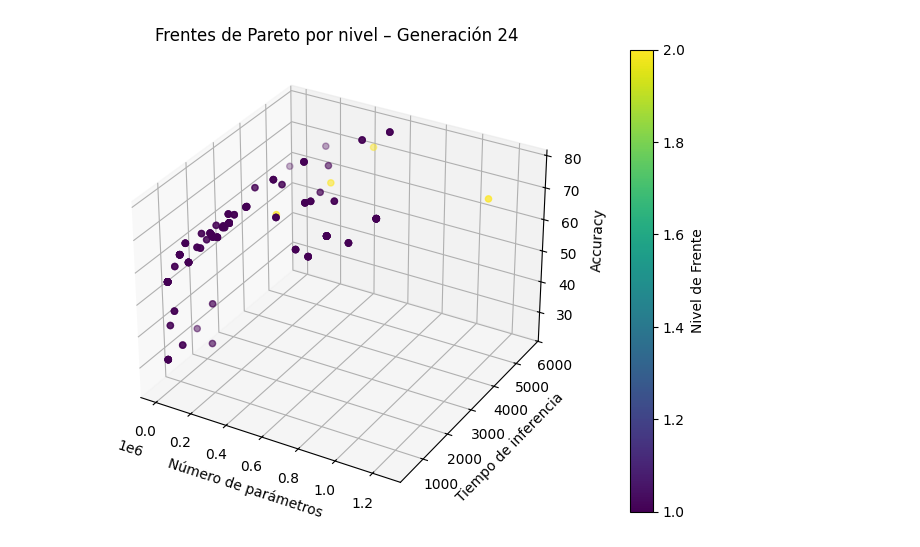
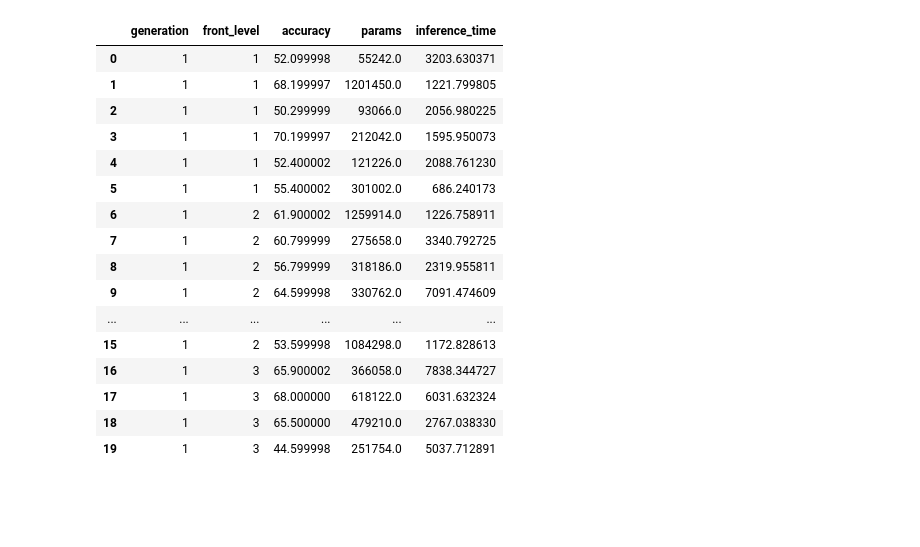
Before and after one commit to DiegoPaezA/MoQ-NAS, a Jupyter notebook: preview_mo.ipynb, the cells around one changed output. Saved outputs shown, nothing was run; the diff lists cells and outputs as text; code cells hidden in the pictures; blank space fills up the shorter version.

```diff
--- a/preview_mo.ipynb
+++ b/preview_mo.ipynb
@@ -21,7 +17,7 @@ def load_pareto_history(filepath="pareto_history.pkl"):
         history = pickle.load(f)
     return history
 # %%
-def pareto_history_to_df_for_gen(filepath="pareto_history.pkl", generation=0):
+def pareto_history_to_df(filepath="pareto_history.pkl", generation=0):
     """
     Converts Pareto fronts history for a given generation into a DataFrame
     with columns: generation, front_level, accuracy, params, inference_time.
@@ -85,6 +108,22 @@ def visualize_generation(filepath="pareto_history.pkl", generation=0,
 # %%
 history = load_pareto_history("experiment_cifar10_nsga/exp1_repeat_1/pareto_history.pkl")
+df = pareto_history_to_df("experiment_cifar10_nsga/exp1_repeat_1/pareto_history.pkl", generation=1)
+df
+# %% [output]
+|  | generation | front_level | accuracy | params | inference_time |
+| 0 | 1 | 1 | 52.099998 | 55242.0 | 3203.630371 |
+| 1 | 1 | 1 | 68.199997 | 1201450.0 | 1221.799805 |
+| 2 | 1 | 1 | 50.299999 | 93066.0 | 2056.980225 |
+| 3 | 1 | 1 | 70.199997 | 212042.0 | 1595.950073 |
+| 4 | 1 | 1 | 52.400002 | 121226.0 | 2088.761230 |
+| 5 | 1 | 1 | 55.400002 | 301002.0 | 686.240173 |
+| 6 | 1 | 2 | 61.900002 | 1259914.0 | 1226.758911 |
+| 7 | 1 | 2 | 60.799999 | 275658.0 | 3340.792725 |
+| 8 | 1 | 2 | 56.799999 | 318186.0 | 2319.955811 |
+| 9 | 1 | 2 | 64.599998 | 330762.0 | 7091.474609 |
+| ... | ... | ... | ... | ... | ... |
+| 15 | 1 | 2 | 53.599998 | 1084298.0 | 1172.828613 |
+| 16 | 1 | 3 | 65.900002 | 366058.0 | 7838.344727 |
+| 17 | 1 | 3 | 68.000000 | 618122.0 | 6031.632324 |
+| 18 | 1 | 3 | 65.500000 | 479210.0 | 2767.038330 |
+| 19 | 1 | 3 | 44.599998 | 251754.0 | 5037.712891 |
-# %%
-visualize_generation("experiment_cifar10_nsga/exp1_repeat_1/pareto_history.pkl", generation=24)
-# %% [output]
-[figure, removed]
```
Also changed, not shown: parts of 9 cells of this notebook.
